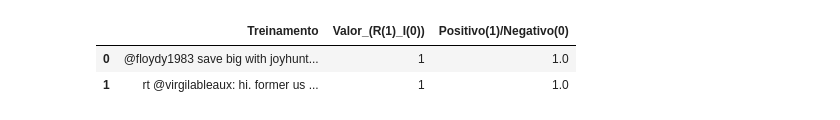
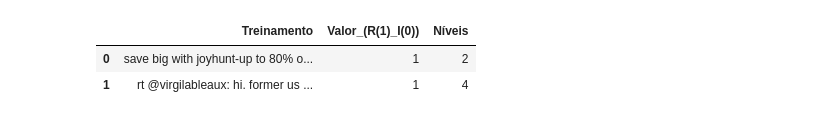
Before and after one commit to manucastilla/CD_Projeto2, a Jupyter notebook: PROJETO2-NIVEIS.ipynb, the cells around one changed output. Saved outputs shown, nothing was run; the diff lists cells and outputs as text; code cells hidden in the pictures.

```diff
--- a/PROJETO2-NIVEIS.ipynb
+++ b/PROJETO2-NIVEIS.ipynb
@@ -10,13 +10,13 @@ from emoji import UNICODE_EMOJI
 import matplotlib.pyplot as plt
 from operator import sub
 # %%
-nike = pd.read_excel('tweets_nike_201809042210.xlsx', sheet_name = 0)
+nike = pd.read_excel('1537437860647_tweets_nike_201809042210.xlsx', sheet_name = 0)
 nike_treinamento = nike["Treinamento"]
 nike.head(2)
 # %% [output]
-|  | Treinamento | Valor_(R(1)_I(0)) | Positivo(1)/Negativo(0) |
-| 0 | @floydy1983 save big with joyhunt... | 1 | 1.0 |
-| 1 | rt @virgilableaux: hi. former us ... | 1 | 1.0 |
+|  | Treinamento | Valor_(R(1)_I(0)) | Níveis |
+| 0 | save big with joyhunt-up to 80% o... | 1 | 2 |
+| 1 | rt @virgilableaux: hi. former us ... | 1 | 4 |
 # %%
 import string
 pontu = string.punctuation
```
Also changed, not shown: parts of 16 cells of this notebook, 1 other file.
